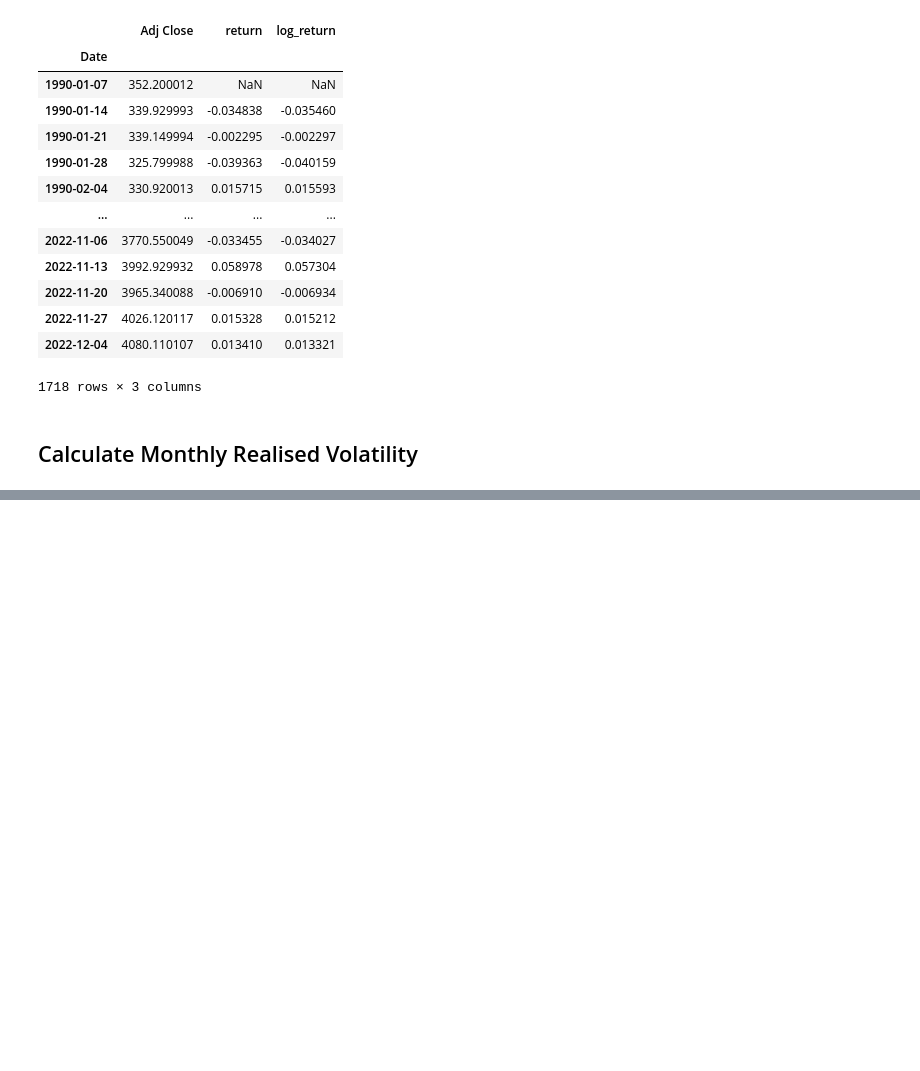
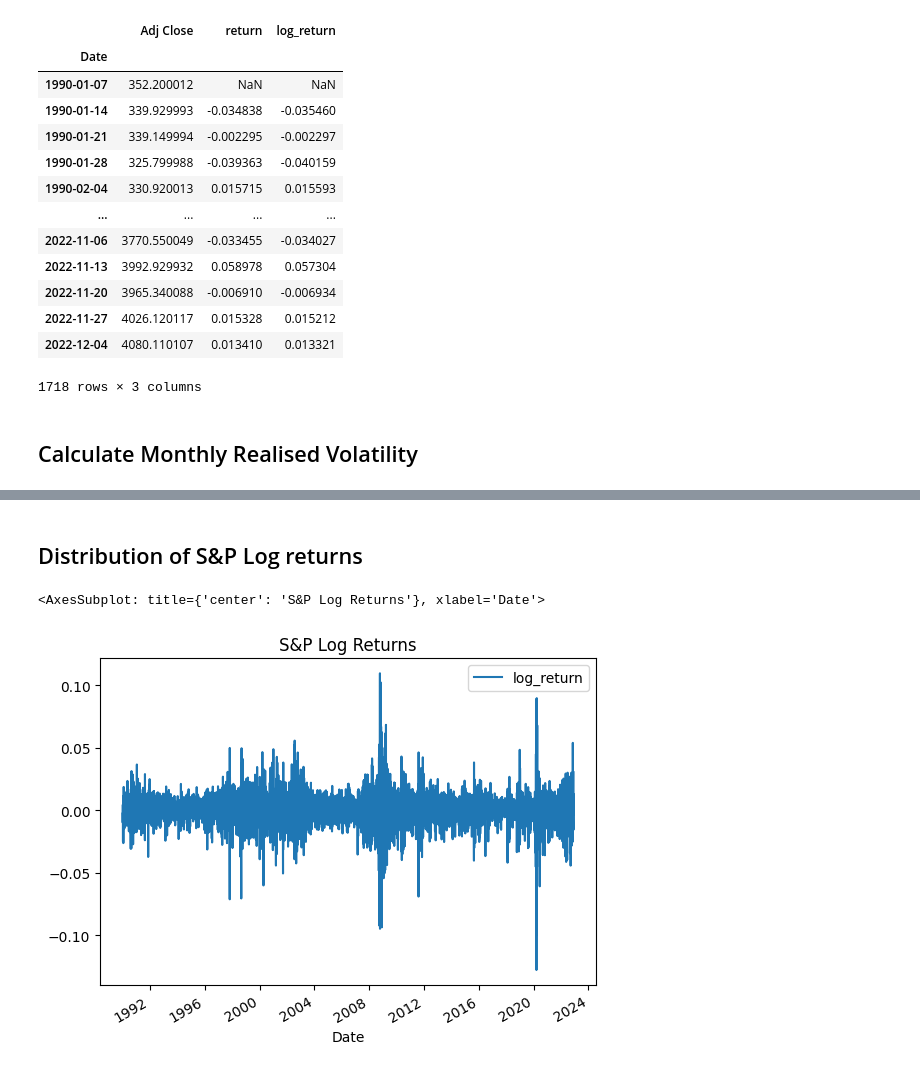
Before and after one commit to anastasiosyal/quantowl, a Jupyter notebook: autocorrelation/main.ipynb, the cells around one changed output, grey strips where cells are left out. Drawn from its saved outputs; the diff is of its cells as text; code cells hidden in the pictures; blank space fills up the shorter version.

```diff
--- a/autocorrelation/main.ipynb
+++ b/autocorrelation/main.ipynb
@@ -73,0 +89,7 @@ df
+# %% [markdown]
+## Distribution of S&P Log returns
+# %%
+df.plot(y='log_return', title="S&P Log Returns")
+# %% [output]
+<AxesSubplot: title={'center': 'S&P Log Returns'}, xlabel='Date'>
+[figure, added]
```
Also changed, not shown: parts of 6 cells of this notebook.
